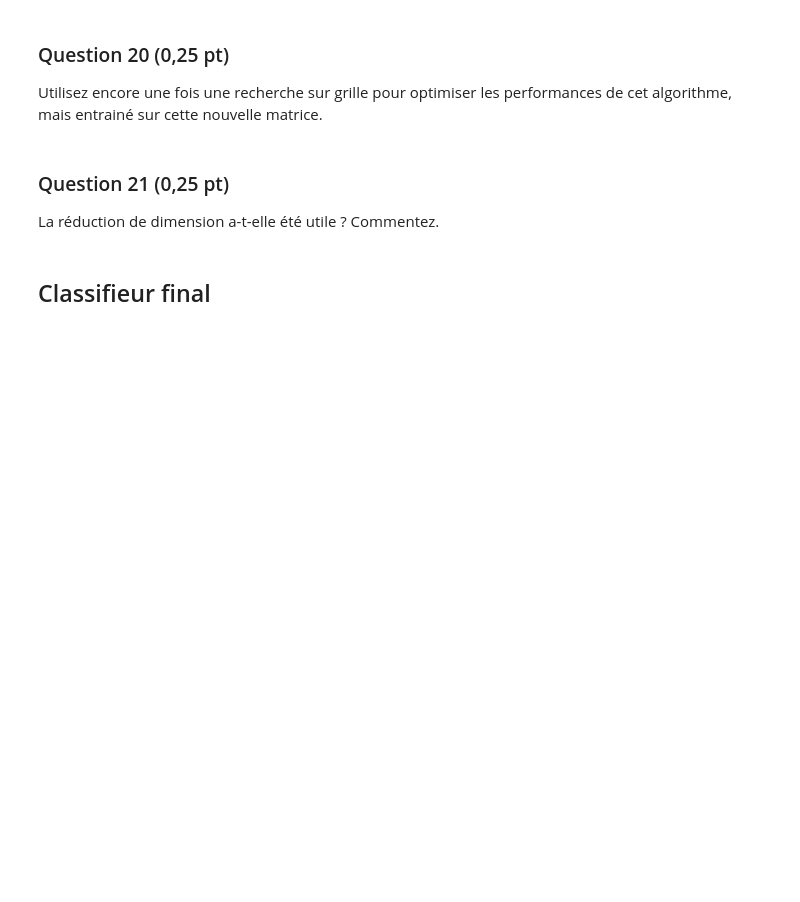
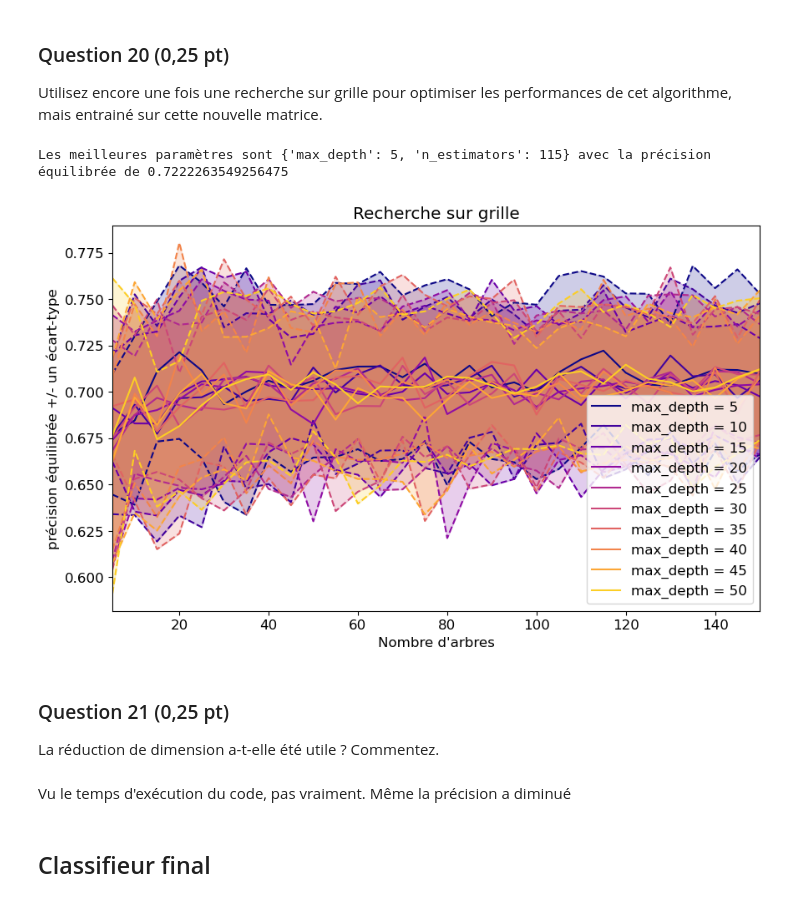
Before and after one commit to ArthurCLi/sdd, a Jupyter notebook: Projet_Climaud.ipynb, the cells around one changed output. Saved outputs shown, nothing was run; the diff lists cells and outputs as text; code cells hidden in the pictures; blank space fills up the shorter version.

```diff
--- a/Projet_Climaud.ipynb
+++ b/Projet_Climaud.ipynb
@@ -419,9 +478,57 @@ Utilisez le travail des questions 4 à 7 pour créer une nouvelle matrice repré
 # %% [markdown]
 ### Question 20 (0,25 pt)
 Utilisez encore une fois une recherche sur grille pour optimiser les performances de cet algorithme, mais entrainé sur cette nouvelle matrice.
+# %%
+# Définir la grille de valeurs de l'hyperparamètre
+nb_trees = np.arange(5, 155, 5)
+max_depths = np.arange(5, 55, 5)
+nb_colors = len(max_depths)
+cmap = matplotlib.colormaps['plasma']
+
+# Définir le modèle à évaluer
+model = ensemble.RandomForestClassifier()
+
+# Instantier la recherche sur grille
+grid = model_selection.GridSearchCV(model, {'n_estimators': nb_trees, 'max_depth': max_depths},
+                                    cv=kf, # on utilise les folds déjà définis
+                                    scoring='balanced_accuracy',
+                                    n_jobs=-1
+                                   )
+
+# Utiliser la recherche sur grille
+grid.fit(X_train_projected, y_train_risk_vs_norisk)
+
+plt.figure(figsize=(10, 6))
+
+for i, depth in enumerate(max_depths):
+    precision = grid.cv_results_['mean_test_score'][grid.cv_results_["param_max_depth"] == depth]
+    std_error = grid.cv_results_['std_test_score'][grid.cv_results_["param_max_depth"] == depth]
+
+    # afficher les graphiques :
+    plt.plot(nb_trees, precision, label=f"max_depth = {depth}", color = cmap(i / nb_colors))
+    plt.plot(nb_trees, precision + std_error, linestyle='dashed', color = cmap(i / nb_colors))
+    plt.plot(nb_trees, precision - std_error, linestyle='dashed', color = cmap(i / nb_colors))
+
+    # colorer l'espace entre les courbes représentant les écarts-types
+    plt.fill_between(nb_trees, (precision + std_error), (precision - std_error),
+                    alpha=0.2, color = cmap(i / nb_colors))
+
+# Mise en forme
+plt.xlabel("Nombre d'arbres")
+plt.ylabel("précision équilibrée +/- un écart-type")
+plt.xlim([nb_trees[0], nb_trees[-1]])
+plt.title("Recherche sur grille")
+plt.legend(loc='best')
+
+print(f"Les meilleures paramètres sont {grid.best_params_} avec la précision équilibrée de {grid.best_score_}")
+# %% [output]
+Les meilleures paramètres sont {'max_depth': 5, 'n_estimators': 115} avec la précision équilibrée de 0.7222263549256475
+[figure, added]
 # %% [markdown]
 ### Question 21 (0,25 pt)
 La réduction de dimension a-t-elle été utile ? Commentez.
+# %% [markdown]
+Vu le temps d'exécution du code, pas vraiment. Même la précision a diminué
 # %% [markdown]
 ## Classifieur final
 # %% [markdown]
```
Also changed, not shown: parts of 8 cells of this notebook, 1 other file.
